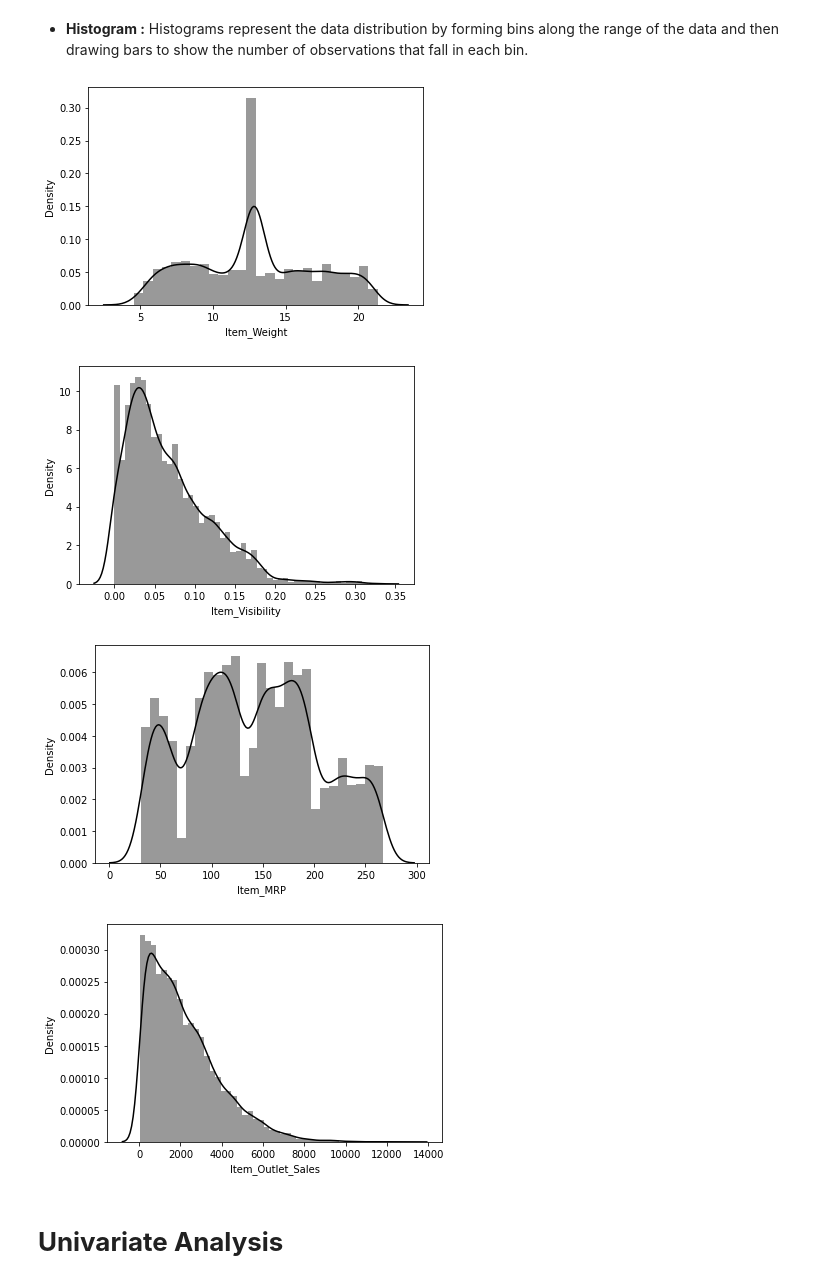
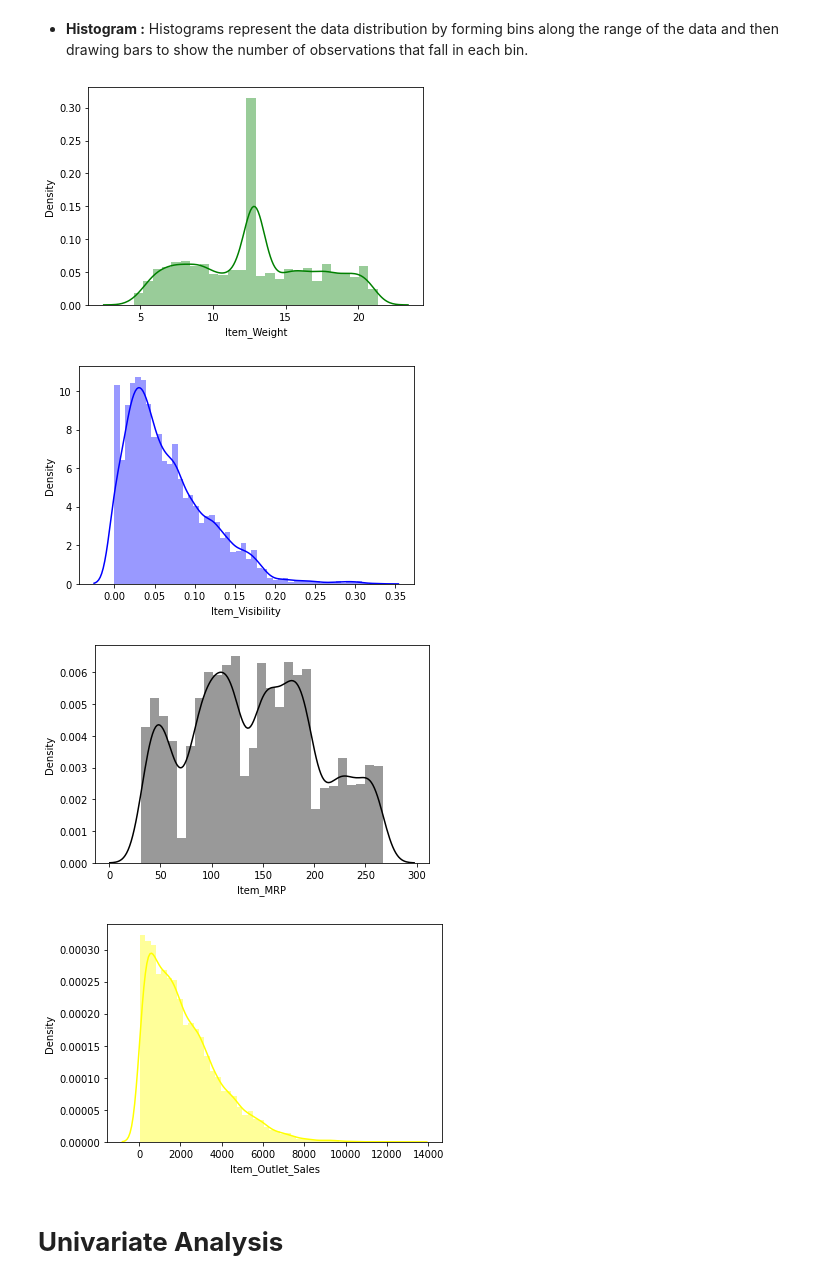
Before and after one commit to madhugupta03/Project, a Jupyter notebook: BigMart_Sales_Project.ipynb, the cells around one changed output. Drawn from its saved outputs; the diff is of its cells as text; code cells hidden in the pictures.

```diff
--- a/BigMart_Sales_Project.ipynb
+++ b/BigMart_Sales_Project.ipynb
@@ -491,21 +491,22 @@ plt.show()
 [figure]
 # %% [markdown]
 * **Histogram :** Histograms represent the data distribution by forming bins along the range of the data and then drawing bars to show the number of observations that fall in each bin.
-# %%
-# Histogram
-sns.distplot(train_data['Item_Weight'], kde=True, color='black')
-plt.show()
-sns.distplot(train_data['Item_Visibility'], color='black')
-plt.show()
-sns.distplot(train_data['Item_MRP'], color='black')
-plt.show()
-sns.distplot(train_data['Item_Outlet_Sales'], color='black')
-plt.show()
-# %% [output]
-[figure, removed]
-[figure, removed]
-[figure, removed]
-[figure, removed]
+# %%
+# Histogram
+plt.figure(1)
+sns.distplot(train_data['Item_Weight'], kde=True, color='green')
+plt.show()
+sns.distplot(train_data['Item_Visibility'], kde=True, color='blue')
+plt.show()
+sns.distplot(train_data['Item_MRP'], kde=True, color='black')
+plt.show()
+sns.distplot(train_data['Item_Outlet_Sales'], kde=True, color='yellow')
+plt.show()
+# %% [output]
+[figure, added]
+[figure, added]
+[figure, added]
+[figure, added]
 # %% [markdown]
 # **Univariate Analysis**
 # %% [markdown]
```
Also changed, not shown: parts of 5 cells of this notebook.
